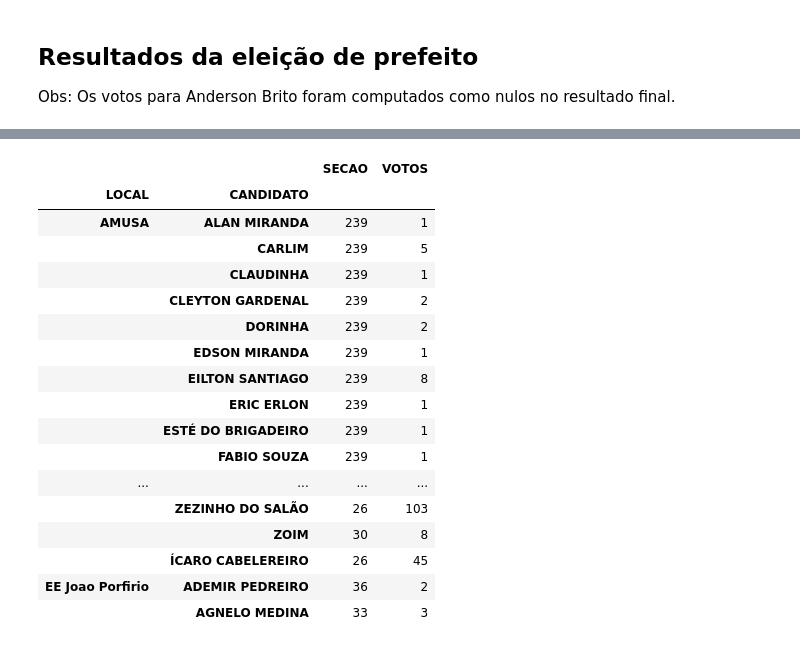
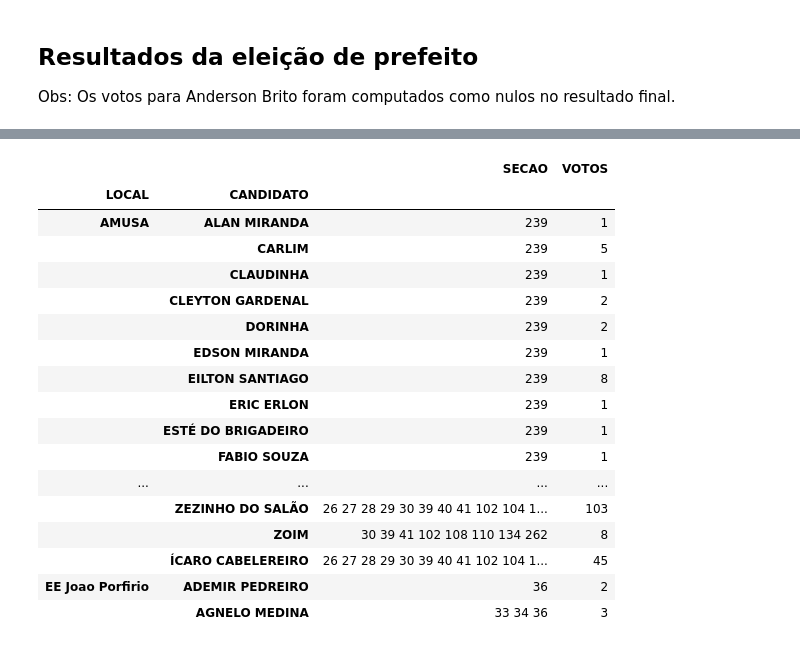
Before and after one commit to nfmmendes/eleicoes-salinas-2024, a Jupyter notebook: Resultado eleições municipais - Salinas(MG) 2024.ipynb, the cells around one changed output, grey strips where cells are left out. Cells and saved outputs as stored; diff of their text form; code cells hidden in the pictures.

```diff
--- a/Resultado eleições municipais - Salinas(MG) 2024.ipynb
+++ b/Resultado eleições municipais - Salinas(MG) 2024.ipynb
@@ -53,33 +57,41 @@ display(df)
 # %%
 # LE DADOS
 df = pd.read_csv("vereador-final.csv", sep=";", encoding="ANSI", index_col=0).sort_values(by="SECAO")
 
 # AJUSTA A VISIBILIDADE DA TABELA
 numero_candidatos = len(df["CANDIDATO"].unique())
 pd.set_option('display.max_rows', len(df) + 1)
 pd.set_option('display.max_columns', numero_candidatos + 1)
 
+df["SECAO"] = df["SECAO"].apply(lambda x : str(x) + " ")
+
 # AGRUPA POR LUGAR DE VOTAÇÃO, SEÇÃO E CANDIDATO
-df = df.groupby(by=["LOCAL", "CANDIDATO"]).agg({'SECAO':'first', 'VOTOS':'sum'})
+df = df.groupby(by=["LOCAL", "CANDIDATO"]).sum()
+
+# APENAS INCLUI O TOTAL NA ÚLTIMA LINHA
+df.loc['total', ["SECAO", "VOTOS"] ] = [" ", df["VOTOS"].sum()]
+
+# CORRIGE UMA CONVERSÃO INDESEJADA PARA VALORES DE PONTO FLUTUANTE
+df["VOTOS"] = df["VOTOS"].fillna(0).astype(int)
 
 # MOSTRA TABELA
 display(df)
 # %% [output]
 |  |  | SECAO | VOTOS |
 | LOCAL | CANDIDATO |  |  |
 | AMUSA | ALAN MIRANDA | 239 | 1 |
 |  | CARLIM | 239 | 5 |
 |  | CLAUDINHA | 239 | 1 |
 |  | CLEYTON GARDENAL | 239 | 2 |
 |  | DORINHA | 239 | 2 |
 |  | EDSON MIRANDA | 239 | 1 |
 |  | EILTON SANTIAGO | 239 | 8 |
 |  | ERIC ERLON | 239 | 1 |
 |  | ESTÉ DO BRIGADEIRO | 239 | 1 |
 |  | FABIO SOUZA | 239 | 1 |
 | ... | ... | ... | ... |
-|  | ZEZINHO DO SALÃO | 26 | 103 |
-|  | ZOIM | 30 | 8 |
-|  | ÍCARO CABELEREIRO | 26 | 45 |
+|  | ZEZINHO DO SALÃO | 26 27 28 29 30 39 40 41 102 104 1... | 103 |
+|  | ZOIM | 30 39 41 102 108 110 134 262 | 8 |
+|  | ÍCARO CABELEREIRO | 26 27 28 29 30 39 40 41 102 104 1... | 45 |
 | EE Joao Porfirio | ADEMIR PEDREIRO | 36 | 2 |
-|  | AGNELO MEDINA | 33 | 3 |
+|  | AGNELO MEDINA | 33 34 36 | 3 |
```
Also changed, not shown: parts of 2 cells of this notebook.
